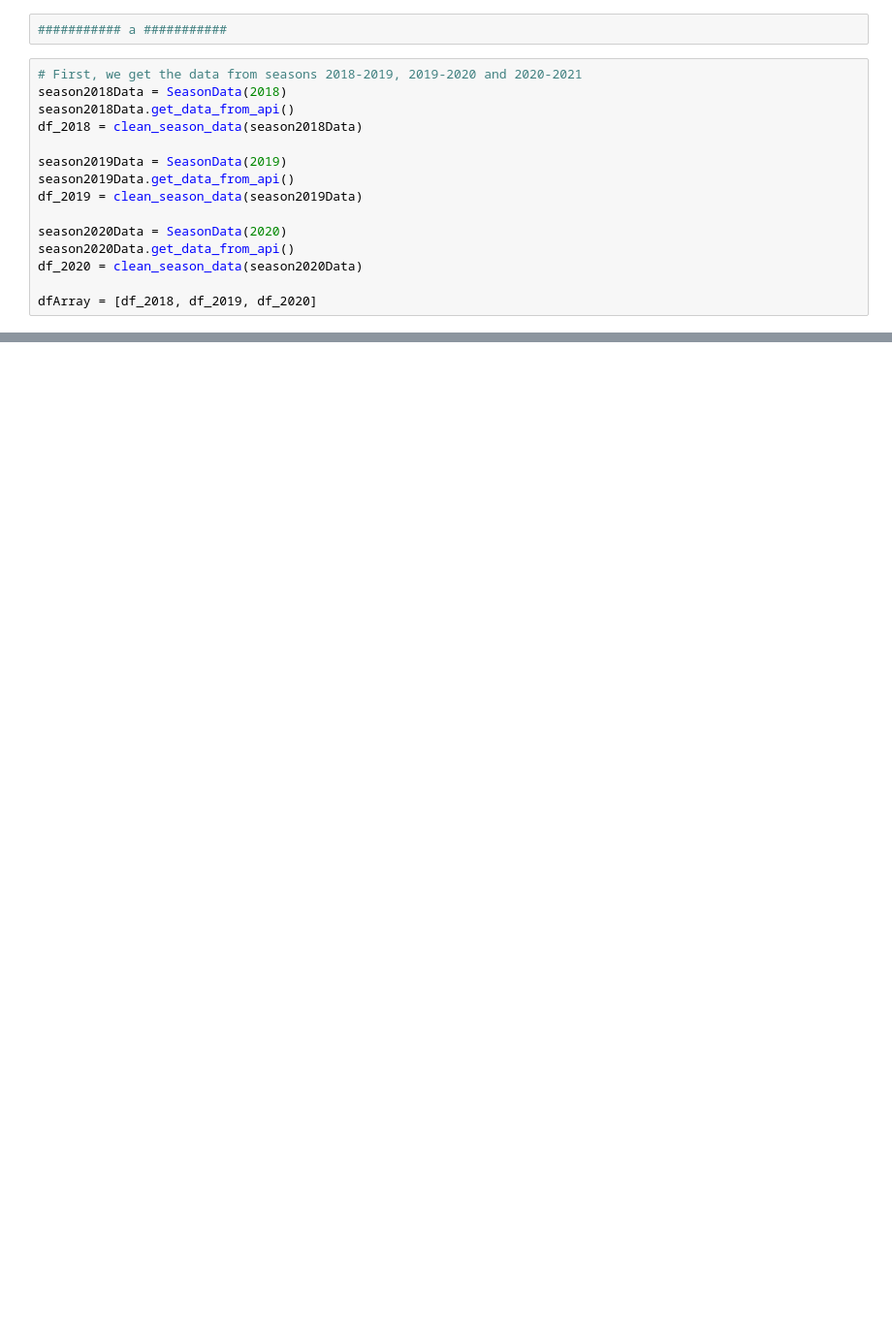
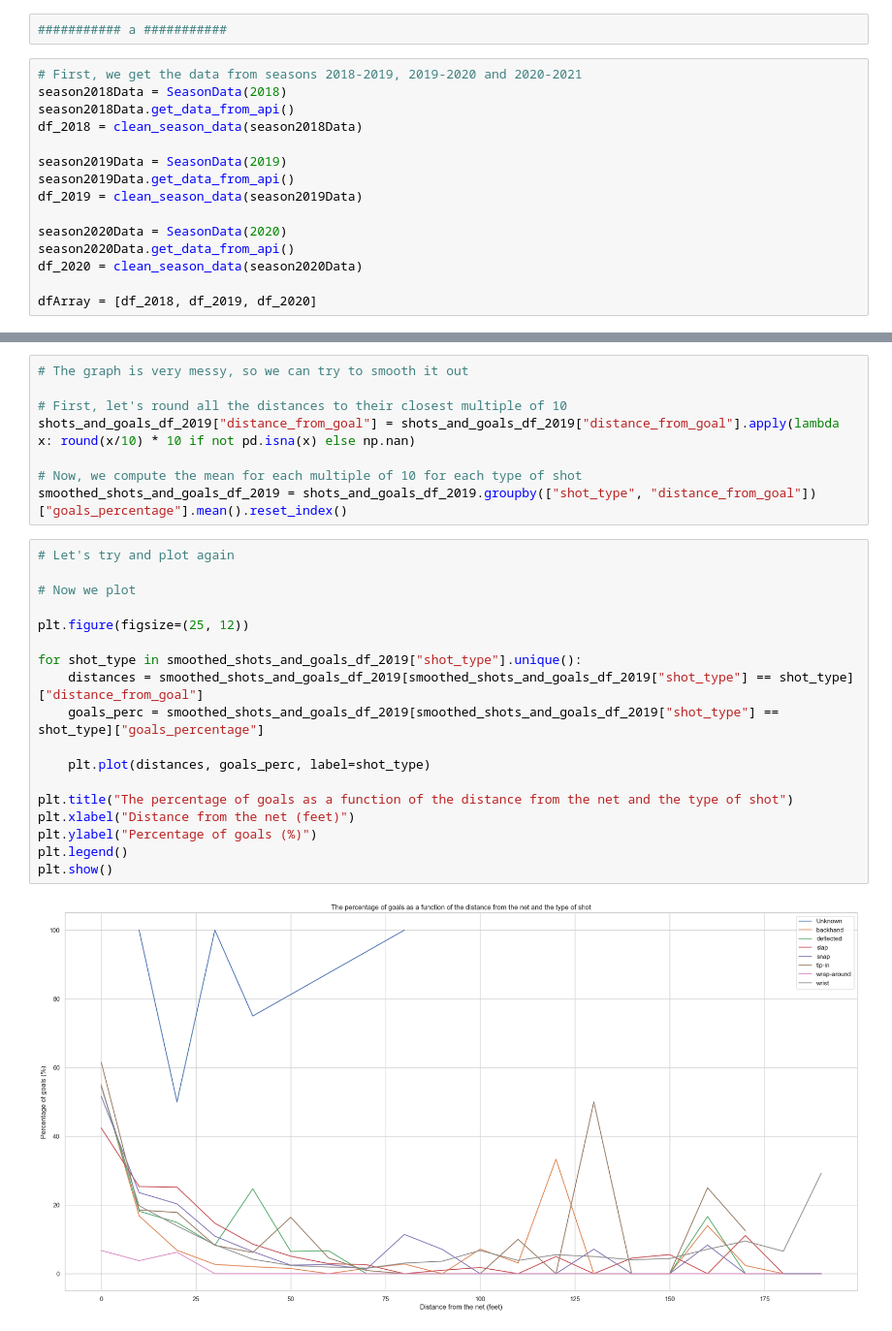
Before and after one commit to SlimeOverlord/nhl-data-analysis, a Jupyter notebook: ift6758/visualizations/simple_visualizations.ipynb, the cells around one changed output, grey strips where cells are left out. Shown at 97% size. Drawn from its saved outputs; the diff is of its cells as text; blank space fills up the shorter version.

```diff
--- a/ift6758/visualizations/simple_visualizations.ipynb
+++ b/ift6758/visualizations/simple_visualizations.ipynb
@@ -116,0 +175,28 @@ plt.show()
+# %%
+# The graph is very messy, so we can try to smooth it out
+
+# First, let's round all the distances to their closest multiple of 10
+shots_and_goals_df_2019["distance_from_goal"] = shots_and_goals_df_2019["distance_from_goal"].apply(lambda x: round(x/10) * 10 if not pd.isna(x) else np.nan)
+
+# Now, we compute the mean for each multiple of 10 for each type of shot
+smoothed_shots_and_goals_df_2019 = shots_and_goals_df_2019.groupby(["shot_type", "distance_from_goal"])["goals_percentage"].mean().reset_index()
+# %%
+# Let's try and plot again
+
+# Now we plot
+
+plt.figure(figsize=(25, 12))
+
+for shot_type in smoothed_shots_and_goals_df_2019["shot_type"].unique():
+    distances = smoothed_shots_and_goals_df_2019[smoothed_shots_and_goals_df_2019["shot_type"] == shot_type]["distance_from_goal"]
+    goals_perc = smoothed_shots_and_goals_df_2019[smoothed_shots_and_goals_df_2019["shot_type"] == shot_type]["goals_percentage"]
+
+    plt.plot(distances, goals_perc, label=shot_type)
+
+plt.title("The percentage of goals as a function of the distance from the net and the type of shot")
+plt.xlabel("Distance from the net (feet)")
+plt.ylabel("Percentage of goals (%)")
+plt.legend()
+plt.show()
+# %% [output]
+[figure, added]
```
Also changed, not shown: parts of 7 cells of this notebook.
